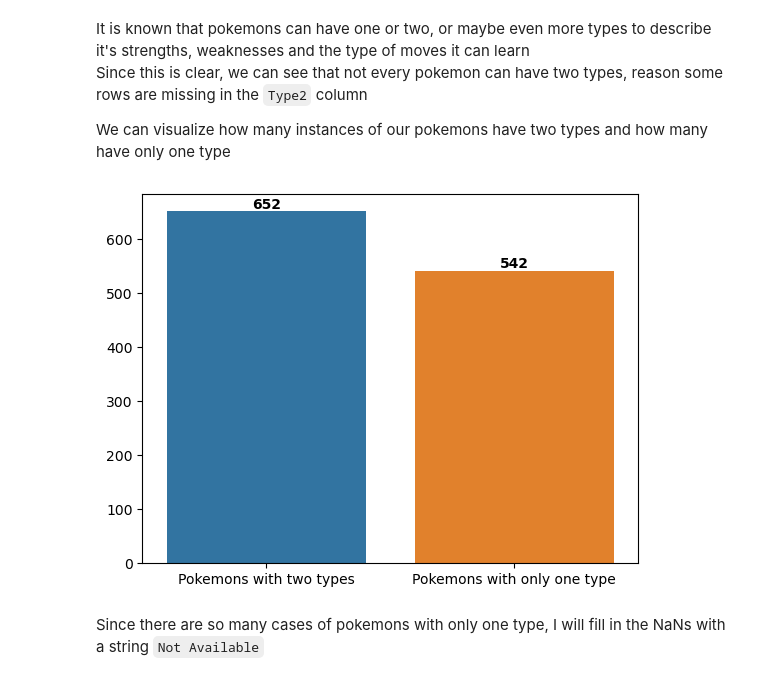
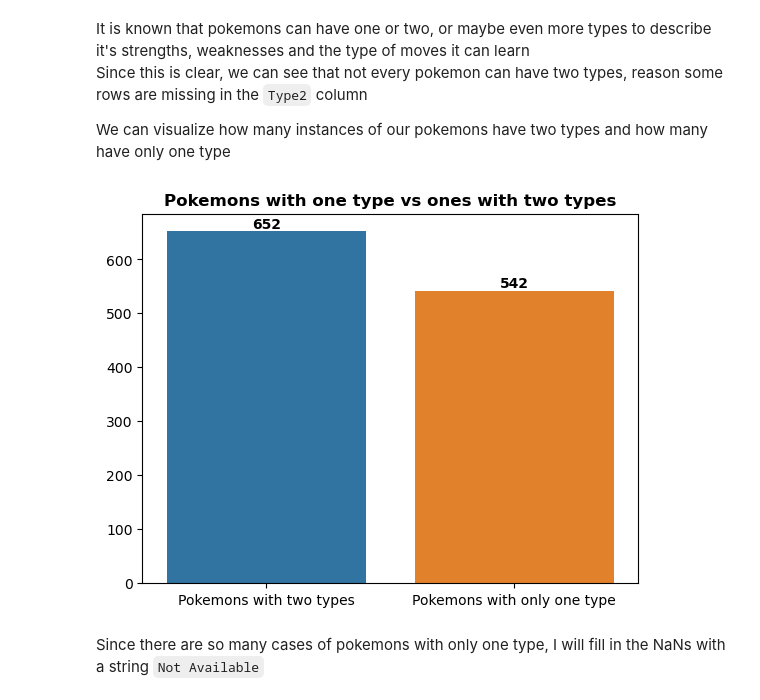
Before and after one commit to EngineerLambda/Angelhack-challenge, a Jupyter notebook: pokemon.ipynb, the cells around one changed output. Saved outputs shown, nothing was run; the diff lists cells and outputs as text; code cells hidden in the pictures.

```diff
--- a/pokemon.ipynb
+++ b/pokemon.ipynb
@@ -156,17 +157,17 @@ We can visualize how many instances of our pokemons have two types and how many
 # %%
 without_2 = dataset[dataset.Type2.isnull()].Type2
 with_2 = dataset[~dataset.Type2.isnull()].Type2
 
 x = ["Pokemons with two types", "Pokemons with only one type"]
 y=[with_2.value_counts().sum(), len(without_2)]
-
+plt.title("Pokemons with one type vs ones with two types", fontweight="bold")
 ax = sns.barplot(x=x, y=y)
 
 for i, v in enumerate(y):
     ax.text(i, v, str(v), ha='center', va='bottom', fontweight='bold')
 plt.show()
 # %% [output]
-[figure, old version]
+[figure, new version]
 # %% [markdown]
 Since there are so many cases of pokemons with only one type, I will fill in the NaNs with a string `Not Available`
 # %%
```
Also changed, not shown: parts of 7 cells of this notebook, 2 other files.
